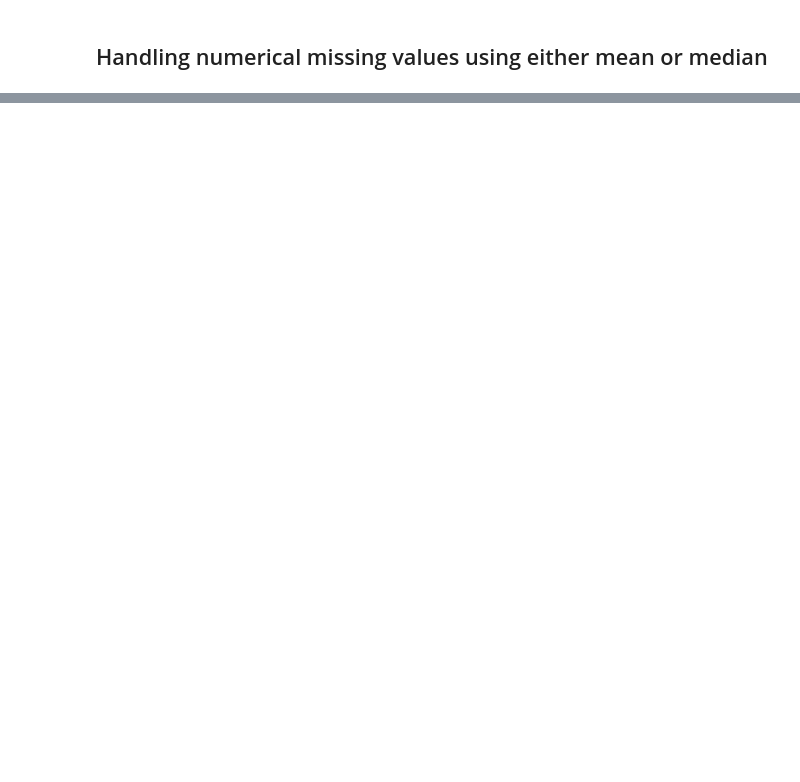
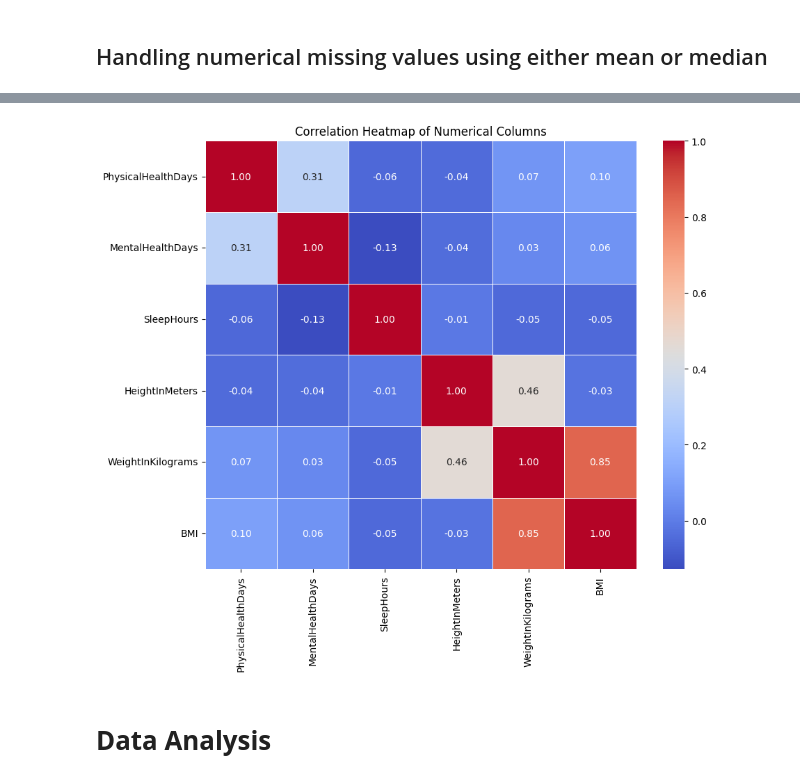
Before and after one commit to bonareri/Python-Data-Analysis, a Jupyter notebook: Heart_Analysis.ipynb, the cells around one changed output, grey strips where cells are left out. Drawn from its saved outputs; the diff is of its cells as text; code cells hidden in the pictures; blank space fills up the shorter version.

```diff
--- a/Heart_Analysis.ipynb
+++ b/Heart_Analysis.ipynb
@@ -243,0 +237,25 @@ Index(['State', 'Sex', 'GeneralHealth', 'PhysicalHealthDays',
+# %%
+#Correlation Analysis
+
+# List of numerical columns
+numeric_columns = ['PhysicalHealthDays', 'MentalHealthDays', 'SleepHours',
+                   'HeightInMeters', 'WeightInKilograms', 'BMI']
+
+# Calculate the correlation matrix for the numerical columns
+correlation_matrix = heart_analysis[numeric_columns].corr()
+
+# Set up the figure for plotting
+plt.figure(figsize=(10, 8))
+
+# Create the heatmap
+sns.heatmap(correlation_matrix, annot=True, cmap='coolwarm', fmt=".2f", linewidths=0.5)
+
+# Set the title
+plt.title('Correlation Heatmap of Numerical Columns')
+
+# Show the plot
+plt.show()
+# %% [output]
+[figure, added]
+# %% [markdown]
+# **Data Analysis**
```
Also changed, not shown: parts of 24 cells of this notebook.
